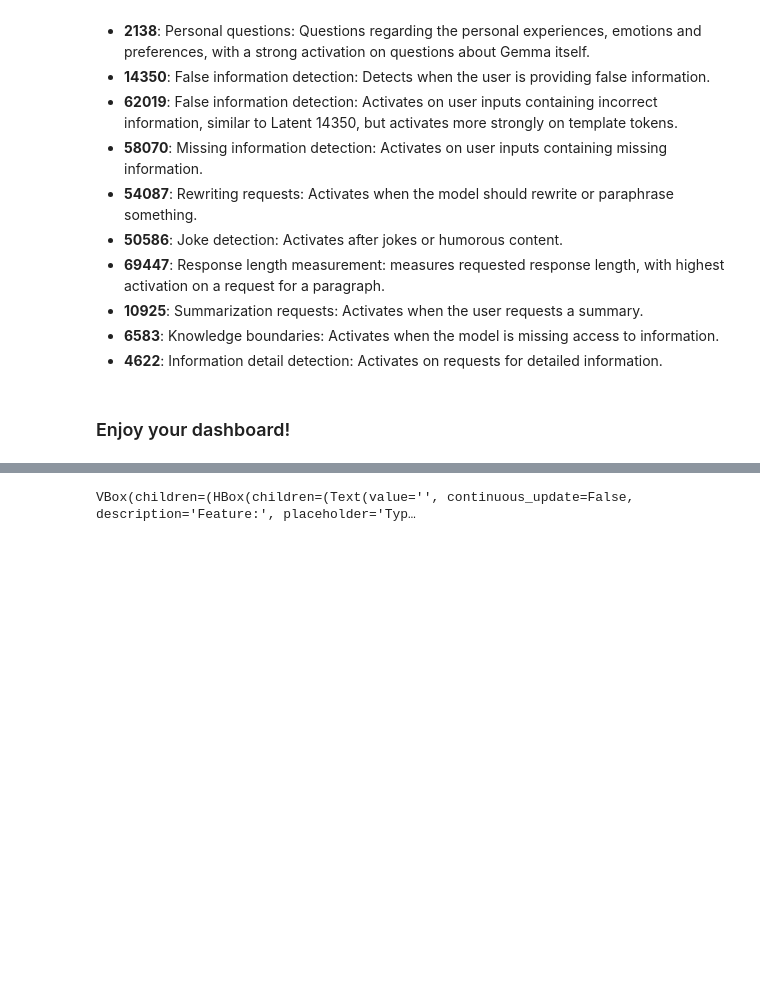
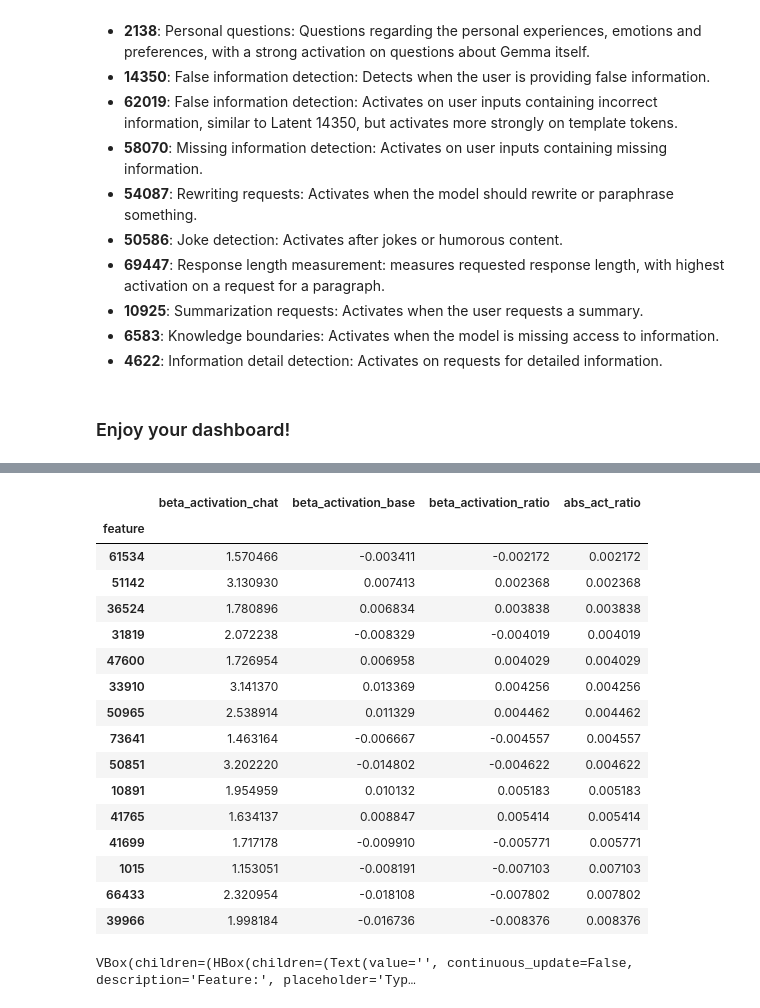
Before and after one commit to science-of-finetuning/sparsity-artifacts-crosscoders, a Jupyter notebook: notebooks/dashboard-and-demo.ipynb, the cells around one changed output, grey strips where cells are left out. Saved outputs shown, nothing was run; the diff lists cells and outputs as text; code cells hidden in the pictures; blank space fills up the shorter version.

```diff
--- a/notebooks/dashboard-and-demo.ipynb
+++ b/notebooks/dashboard-and-demo.ipynb
@@ -84,2 +242,27 @@ A quick recap is available in the cell below
+# %%
+df["abs_act_ratio"] = df["beta_activation_ratio"].abs()
+if not crosscoder.startswith("SAE"):
+    head = df.query("tag == 'Chat only'").sort_values(by="beta_ratio_activation", ascending=True).head(15).filter(regex="(dec_norm_diff|lmsys_freq|lmsys_ctrl_%|beta.*)")
+else:
+    head = df.sort_values(by="abs_act_ratio", ascending=True).head(15)
+head
+# %% [output]
+|  | beta_activation_chat | beta_activation_base | beta_activation_ratio | abs_act_ratio |
+| feature |  |  |  |  |
+| 61534 | 1.570466 | -0.003411 | -0.002172 | 0.002172 |
+| 51142 | 3.130930 | 0.007413 | 0.002368 | 0.002368 |
+| 36524 | 1.780896 | 0.006834 | 0.003838 | 0.003838 |
+| 31819 | 2.072238 | -0.008329 | -0.004019 | 0.004019 |
+| 47600 | 1.726954 | 0.006958 | 0.004029 | 0.004029 |
+| 33910 | 3.141370 | 0.013369 | 0.004256 | 0.004256 |
+| 50965 | 2.538914 | 0.011329 | 0.004462 | 0.004462 |
+| 73641 | 1.463164 | -0.006667 | -0.004557 | 0.004557 |
+| 50851 | 3.202220 | -0.014802 | -0.004622 | 0.004622 |
+| 10891 | 1.954959 | 0.010132 | 0.005183 | 0.005183 |
+| 41765 | 1.634137 | 0.008847 | 0.005414 | 0.005414 |
+| 41699 | 1.717178 | -0.009910 | -0.005771 | 0.005771 |
+| 1015 | 1.153051 | -0.008191 | -0.007103 | 0.007103 |
+| 66433 | 2.320954 | -0.018108 | -0.007802 | 0.007802 |
+| 39966 | 1.998184 | -0.016736 | -0.008376 | 0.008376 |
 # %%
 from tools.utils import offline_dashboard
```
Also changed, not shown: parts of 8 cells of this notebook.
